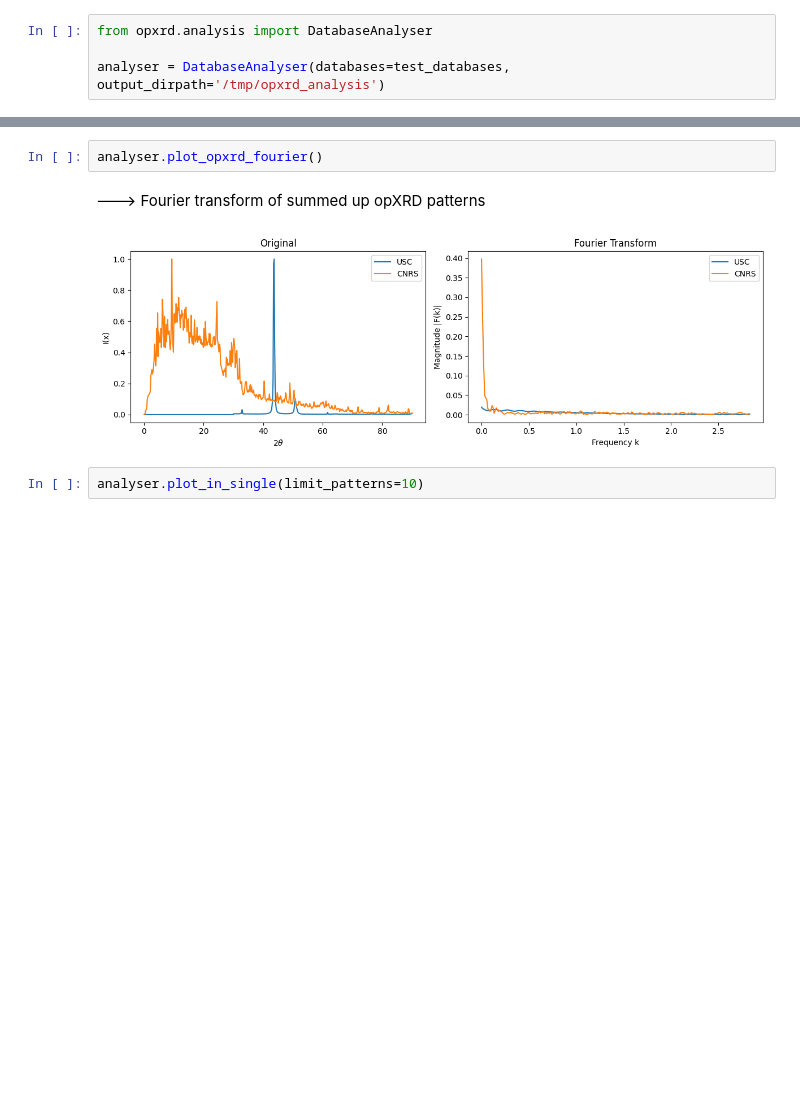
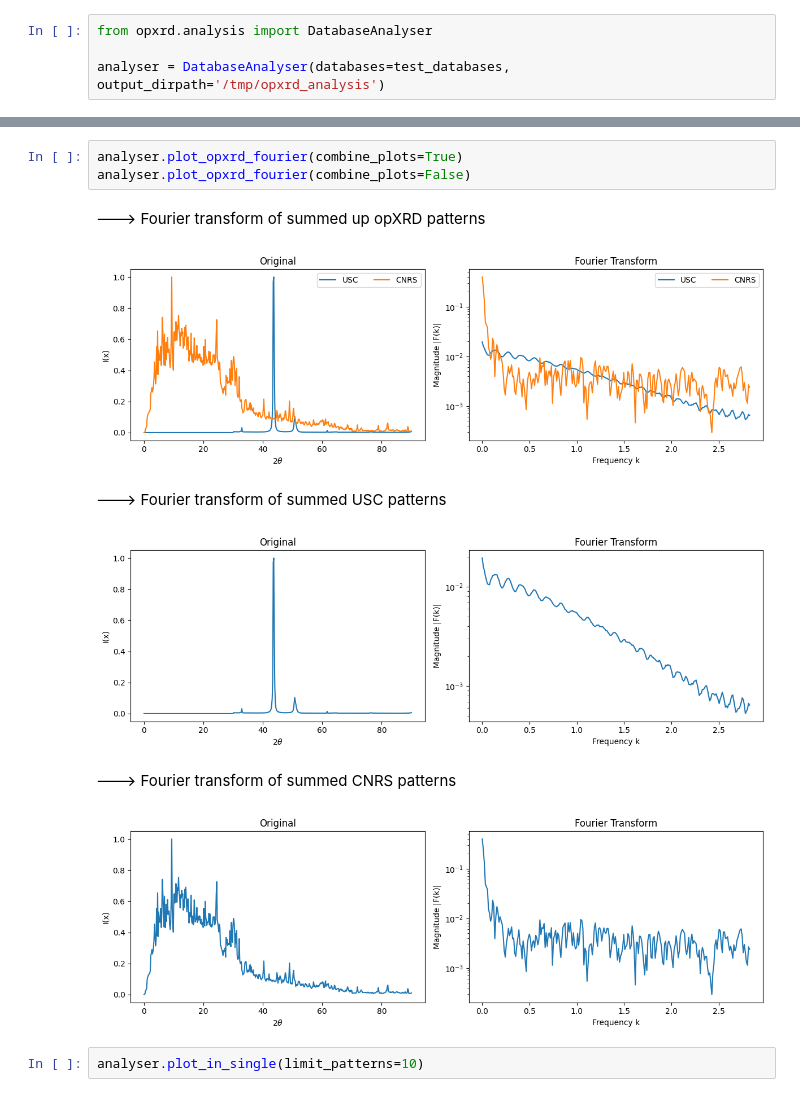
Before and after one commit to aimat-lab/opXRD, a Jupyter notebook: opxrd/plots.ipynb, the cells around one changed output, grey strips where cells are left out. Drawn from its saved outputs; the diff is of its cells as text; blank space fills up the shorter version.

Commit message:
opxrd/plots: Introduced option to combine fourier plots

```diff
--- a/opxrd/plots.ipynb
+++ b/opxrd/plots.ipynb
@@ -34,8 +34,13 @@ analyser.plot_reference_fourier(b1=70, b2=80, b3 = 60, add_noise=True)
 # %%
-analyser.plot_opxrd_fourier()
+analyser.plot_opxrd_fourier(combine_plots=True)
+analyser.plot_opxrd_fourier(combine_plots=False)
 # %% [output]
 ---> Fourier transform of summed up opXRD patterns
-[figure, old version]
+[figure, new version]
+---> Fourier transform of summed USC patterns
+[figure, added]
+---> Fourier transform of summed CNRS patterns
+[figure, added]
 # %%
 analyser.plot_in_single(limit_patterns=10)
 # %% [output]
```
Also changed, not shown: parts of 2 cells of this notebook, 1 other file.
